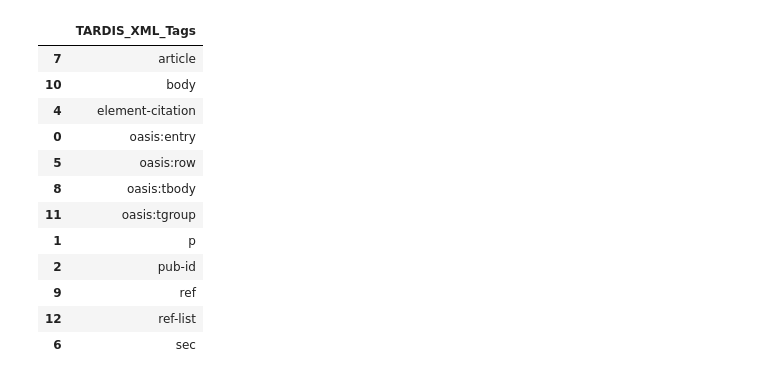
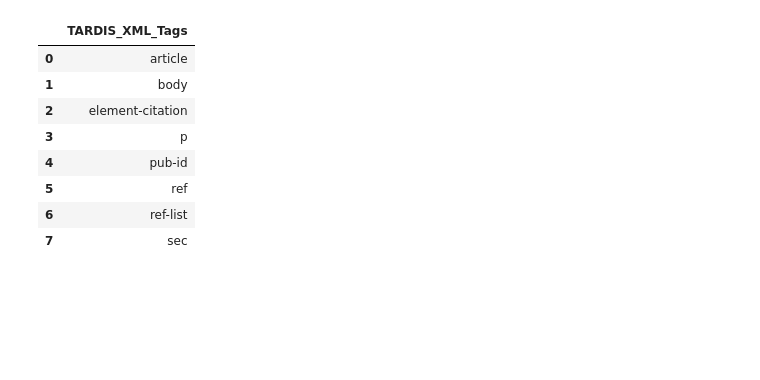
Before and after one commit to CfA-Library/Cite_Astro_Software, a Jupyter notebook: Citation_Study_2019/XML_SEARCH/XML_ANALYSIS/XML_FINAL_ANALYSIS_040419.ipynb, the cells around one changed output. Saved outputs shown, nothing was run; the diff lists cells and outputs as text; code cells hidden in the pictures; blank space fills up the shorter version.

```diff
--- a/Citation_Study_2019/XML_SEARCH/XML_ANALYSIS/XML_ANALYSIS_022619.ipynb
+++ b/Citation_Study_2019/XML_SEARCH/XML_ANALYSIS/XML_FINAL_ANALYSIS_040419.ipynb
@@ -10,2 +10,2 @@ import matplotlib.pyplot as plt
 # %%
-XML_results = pd.read_csv("XML_CLEAN_RESULTS_022619.csv")
+XML_results = pd.read_csv("XML_CLEAN_RESULTS_032519.csv")
@@ -140,22 +134,0 @@ list(XML_results.columns.values)
-# %%
-# drop known confounds
-# tardis emails
-XML_results = XML_results[~XML_results.Parent1_Content.str.contains("@tardis.byu.edu")]
-XML_results = XML_results[~XML_results.Parent1_Content.str.contains("@tardis.ln.byu.edu")]
-XML_results = XML_results[~XML_results.Parent1_Content.str.contains("@tardis.pha.jhu.edu")]
-XML_results = XML_results[~XML_results.Parent1_Content.str.contains("tardis.ln.byu.edu")]
-
-XML_results = XML_results[~XML_results.Parent2_Content.str.contains("@tardis.byu.edu")]
-XML_results = XML_results[~XML_results.Parent2_Content.str.contains("@tardis.ln.byu.edu")]
-XML_results = XML_results[~XML_results.Parent2_Content.str.contains("@tardis.pha.jhu.edu")]
-XML_results = XML_results[~XML_results.Parent2_Content.str.contains("tardis.ln.byu.edu")]
-
-XML_results = XML_results[~XML_results.Parent3_Content.str.contains("@tardis.byu.edu")]
-XML_results = XML_results[~XML_results.Parent3_Content.str.contains("@tardis.ln.byu.edu")]
-XML_results = XML_results[~XML_results.Parent3_Content.str.contains("@tardis.pha.jhu.edu")]
-XML_results = XML_results[~XML_results.Parent3_Content.str.contains("tardis.ln.byu.edu")]
-
-XML_results = XML_results[~XML_results.Parent4_Content.str.contains("@tardis.byu.edu")]
-XML_results = XML_results[~XML_results.Parent4_Content.str.contains("@tardis.ln.byu.edu")]
-XML_results = XML_results[~XML_results.Parent4_Content.str.contains("@tardis.pha.jhu.edu")]
-XML_results = XML_results[~XML_results.Parent4_Content.str.contains("tardis.ln.byu.edu")]
@@ -256,10 +134,0 @@ XML_results = XML_results[~(XML_results.Parent4_Content.str.contains("stingray l
-# %%
-# Spec2d (IDL library - related software but separate)
-XML_results = XML_results[~(XML_results.Parent1_Content.str.contains("idlspec2d") & XML_results.Software_Package.str.contains("Spec2d"))]
-XML_results = XML_results[~(XML_results.Parent1_Content.str.contains("IDLspec2d") & XML_results.Software_Package.str.contains("Spec2d"))]
-XML_results = XML_results[~(XML_results.Parent2_Content.str.contains("idlspec2d") & XML_results.Software_Package.str.contains("Spec2d"))]
-XML_results = XML_results[~(XML_results.Parent2_Content.str.contains("IDLspec2d") & XML_results.Software_Package.str.contains("Spec2d"))]
-XML_results = XML_results[~(XML_results.Parent3_Content.str.contains("idlspec2d") & XML_results.Software_Package.str.contains("Spec2d"))]
-XML_results = XML_results[~(XML_results.Parent3_Content.str.contains("IDLspec2d") & XML_results.Software_Package.str.contains("Spec2d"))]
-XML_results = XML_results[~(XML_results.Parent4_Content.str.contains("idlspec2d") & XML_results.Software_Package.str.contains("Spec2d"))]
-XML_results = XML_results[~(XML_results.Parent4_Content.str.contains("IDLspec2d") & XML_results.Software_Package.str.contains("Spec2d"))]
@@ -456,28 +320,24 @@ Stingray_Tags
 # %%
 # tardis
 TARDIS_Tags = XML_all_tags.loc[XML_all_tags['Software_Package'].str.contains("TARDIS")]
 TARDIS_Tags = pd.concat([TARDIS_Tags['Parent1_Tag'], TARDIS_Tags['Parent2_Tag'], TARDIS_Tags['Parent3_Tag'], TARDIS_Tags['Parent4_Tag']]).unique()
 TARDIS_Tags = np.ndarray.tolist(TARDIS_Tags)
 TARDIS_Tags = pd.DataFrame(TARDIS_Tags, columns = ["TARDIS_XML_Tags"])
 TARDIS_Tags = TARDIS_Tags[TARDIS_Tags.TARDIS_XML_Tags.notnull()]
-TARDIS_Tags = TARDIS_Tags.sort_values(by=['TARDIS_XML_Tags'])
+TARDIS_Tags = TARDIS_Tags.sort_values(by=['TARDIS_XML_Tags']).reset_index(drop=True)
 # write tags to csv
-TARDIS_Tags.to_csv("TARDIS_Tags_022719.csv")
+TARDIS_Tags.to_csv("TARDIS_Tags_040419.csv")
 TARDIS_Tags
 # %% [output]
 |  | TARDIS_XML_Tags |
-| 7 | article |
-| 10 | body |
-| 4 | element-citation |
-| 0 | oasis:entry |
-| 5 | oasis:row |
-| 8 | oasis:tbody |
-| 11 | oasis:tgroup |
-| 1 | p |
-| 2 | pub-id |
-| 9 | ref |
-| 12 | ref-list |
-| 6 | sec |
+| 0 | article |
+| 1 | body |
+| 2 | element-citation |
+| 3 | p |
+| 4 | pub-id |
+| 5 | ref |
+| 6 | ref-list |
+| 7 | sec |
 # %%
 # wcs tools
 WCSTools_Tags = XML_all_tags.loc[XML_all_tags['Software_Package'].str.contains("WCS Tools")]
```
Also changed, not shown: parts of 36 cells of this notebook, 18 other files.
